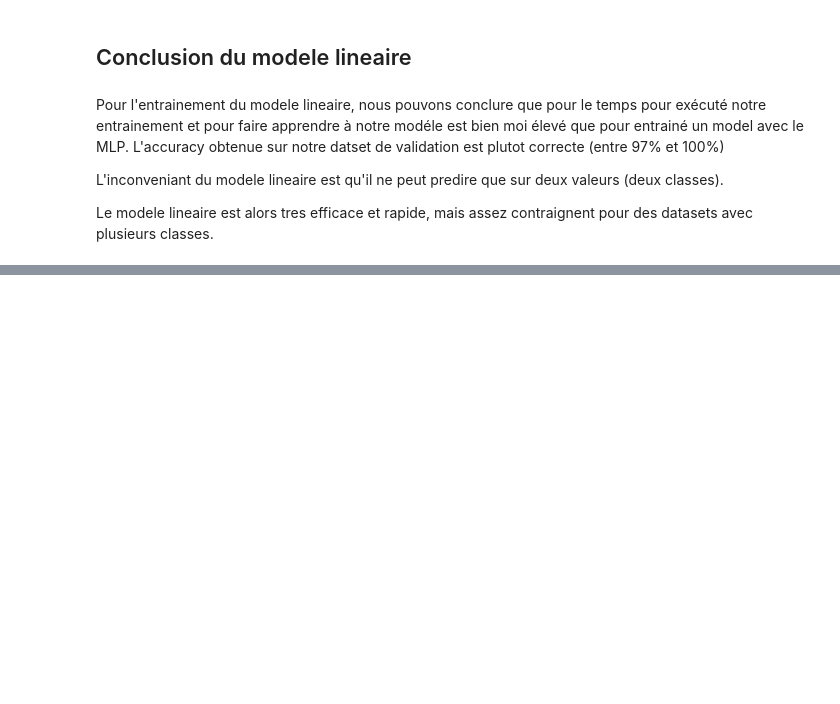
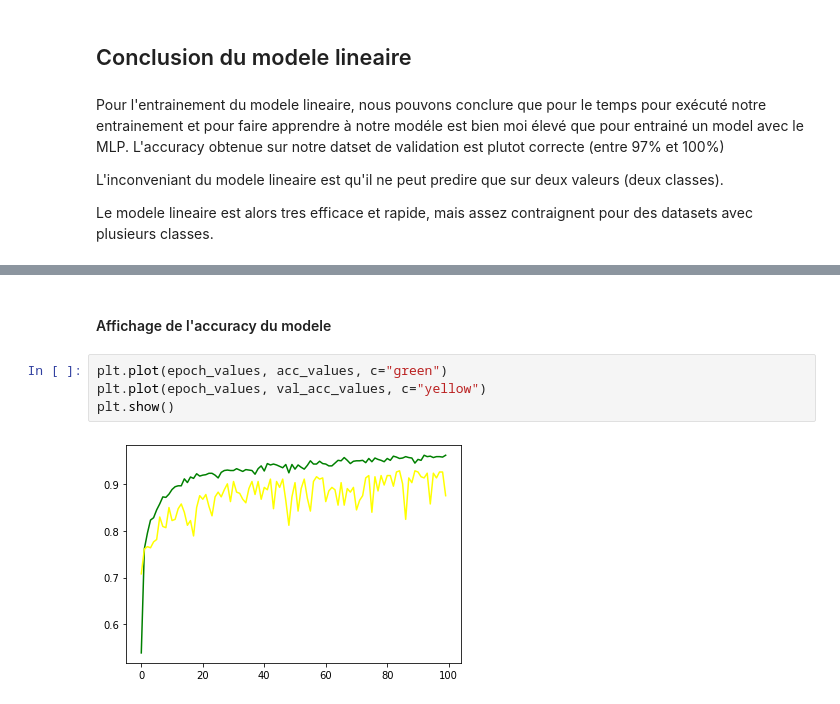
Before and after one commit to natane07/PA-MachineLearning-3ESGI, a Jupyter notebook: Project/Docs/Rapport/Rapport_3IABD.ipynb, the cells around one changed output, grey strips where cells are left out. Cells and saved outputs as stored; diff of their text form; blank space fills up the shorter version.

```diff
--- a/Project/Docs/Rapport/Rapport_3IABD.ipynb
+++ b/Project/Docs/Rapport/Rapport_3IABD.ipynb
@@ -1184,0 +1333,8 @@ Le modele lineaire est alors tres efficace et rapide, mais assez contraignent po
+# %% [markdown]
+#### Affichage de l'accuracy du modele
+# %%
+plt.plot(epoch_values, acc_values, c="green")
+plt.plot(epoch_values, val_acc_values, c="yellow")
+plt.show()
+# %% [output]
+[figure, added]
```
Also changed, not shown: parts of 45 cells of this notebook, 8 other files.
